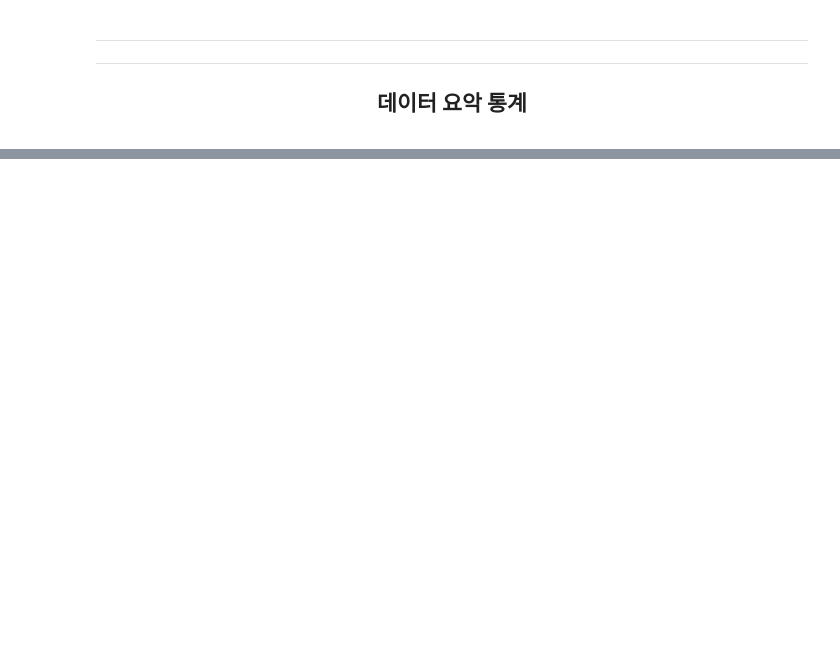
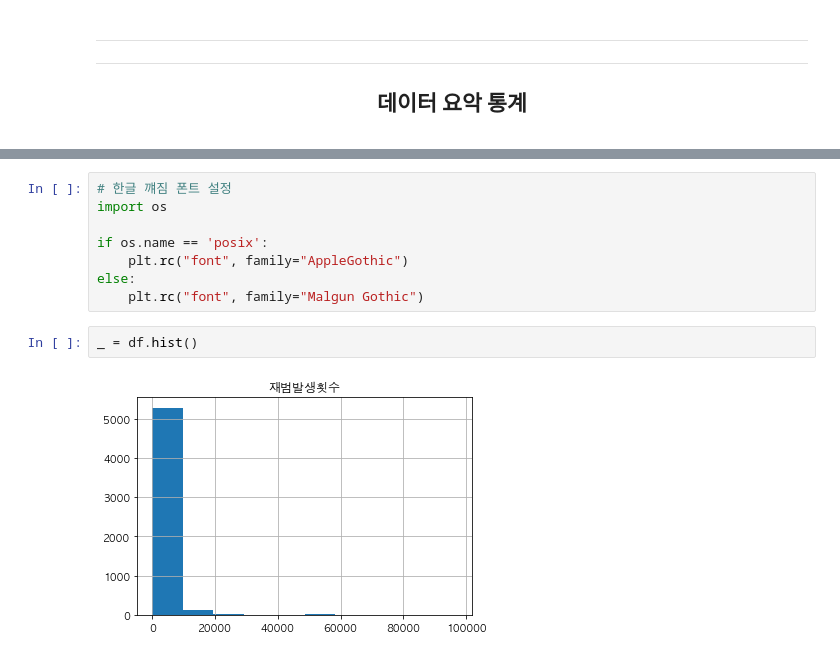
Before and after one commit to yeommss/Mini-Project, a Jupyter notebook: 4주차/0401_EDA_범죄.ipynb, the cells around one changed output, grey strips where cells are left out. Cells and saved outputs as stored; diff of their text form; blank space fills up the shorter version.

```diff
--- a/4주차/0401_EDA_범죄.ipynb
+++ b/4주차/0401_EDA_범죄.ipynb
@@ -455,0 +276,12 @@ repeat.describe(include='object')
+# %%
+# 한글 꺠짐 폰트 설정
+import os
+
+if os.name == 'posix':
+    plt.rc("font", family="AppleGothic")
+else:
+    plt.rc("font", family="Malgun Gothic")
+# %%
+_ = df.hist()
+# %% [output]
+[figure, added]
```
Also changed, not shown: parts of 67 cells of this notebook, 5 other files.
